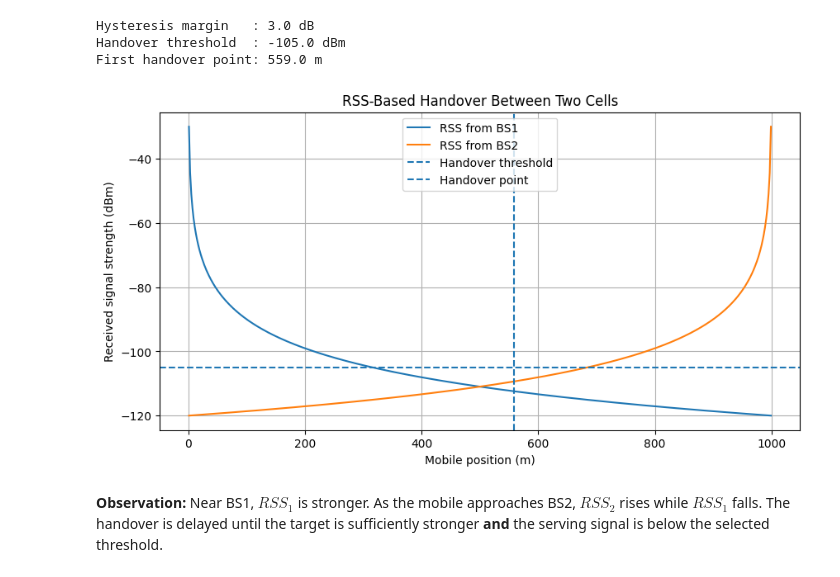
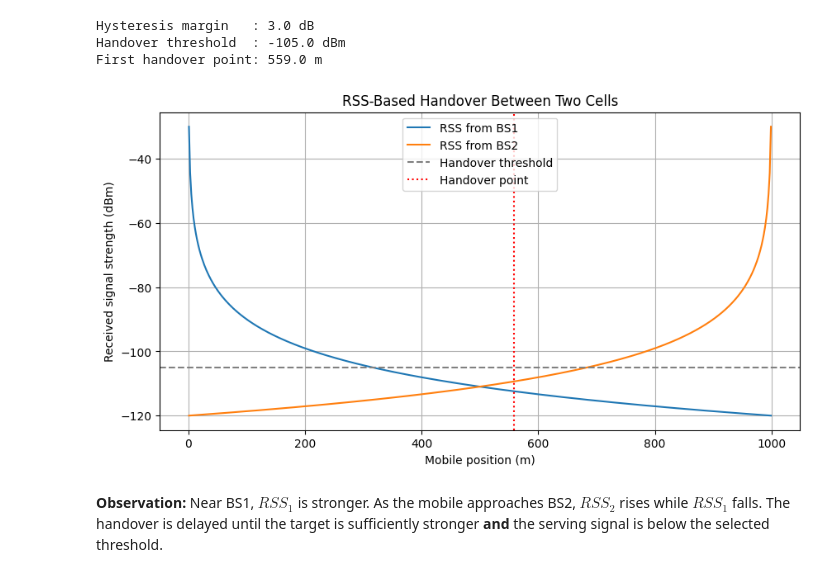
Before and after one commit to SajjadHossainSoykot/ICT-4204-Mobile-and-Cellular-Communication-Laboratory, a Jupyter notebook: notebooks/EXP05_Cell_Handover_Simulation.ipynb, the cells around one changed output. Saved outputs shown, nothing was run; the diff lists cells and outputs as text; code cells hidden in the pictures.

```diff
--- a/notebooks/EXP05_Cell_Handover_Simulation.ipynb
+++ b/notebooks/EXP05_Cell_Handover_Simulation.ipynb
@@ -114,18 +114,18 @@ First handover point: 559.0 m
 # %%
 plt.figure(figsize=(10, 5))
 plt.plot(mobile_positions_m, rss1, label="RSS from BS1")
 plt.plot(mobile_positions_m, rss2, label="RSS from BS2")
-plt.axhline(handover_threshold_dbm, linestyle="--", label="Handover threshold")
+plt.axhline(handover_threshold_dbm, color="gray", linestyle="--", label="Handover threshold")
 if handover_position_m is not None:
-    plt.axvline(handover_position_m, linestyle="--", label="Handover point")
+    plt.axvline(handover_position_m, color="red", linestyle=":", label="Handover point")
 plt.xlabel("Mobile position (m)")
 plt.ylabel("Received signal strength (dBm)")
 plt.title("RSS-Based Handover Between Two Cells")
 plt.legend()
 plt.grid(True)
 plt.show()
 # %% [output]
-[figure, old version]
+[figure, new version]
 # %% [markdown]
 **Observation:** Near BS1, $RSS_1$ is stronger. As the mobile approaches BS2, $RSS_2$ rises while $RSS_1$ falls. The handover is delayed until the target is sufficiently stronger **and** the serving signal is below the selected threshold.
 # %%
```
Also changed, not shown: 1 other file.
